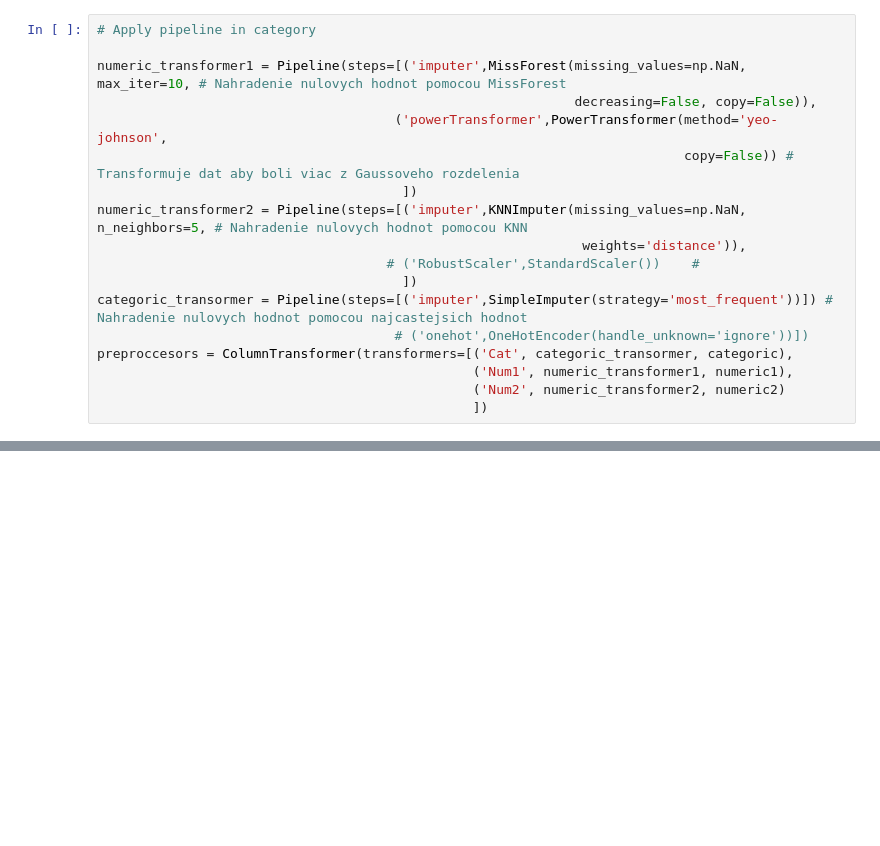
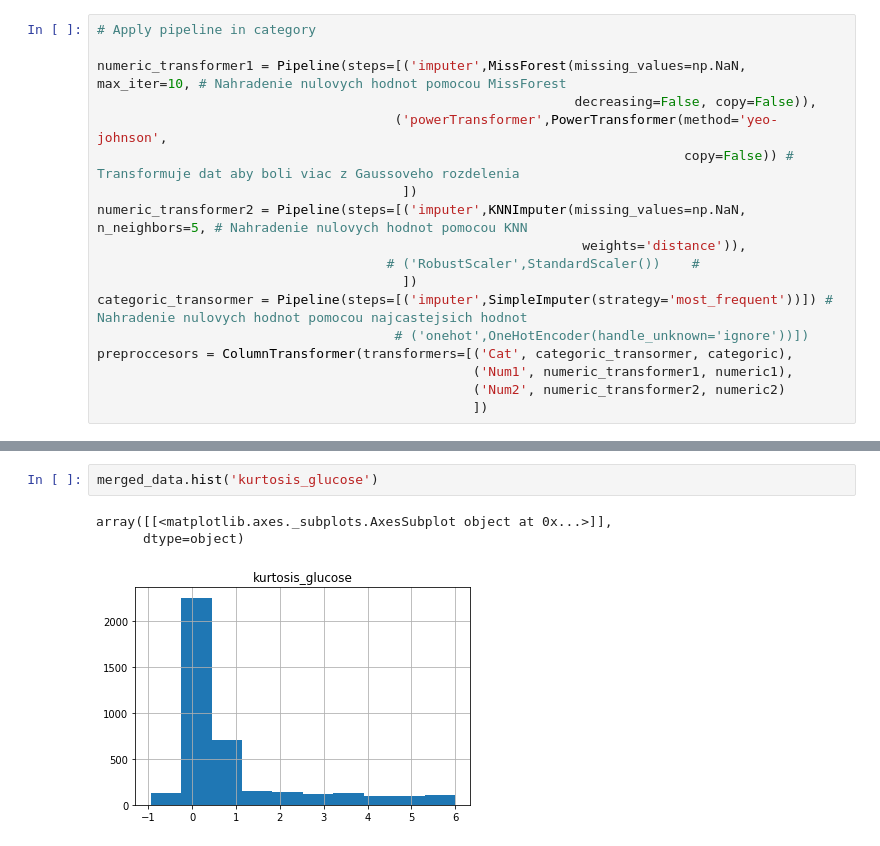
Before and after one commit to MatejHor/IAU_project, a Jupyter notebook: faza2/PipelinePredspracovanie.ipynb, the cells around one changed output, grey strips where cells are left out. Saved outputs shown, nothing was run; the diff lists cells and outputs as text; blank space fills up the shorter version.

```diff
--- a/faza2/PipelinePredspracovanie.ipynb
+++ b/faza2/PipelinePredspracovanie.ipynb
@@ -264,0 +347,6 @@ print(merged_data)
+# %%
+merged_data.hist('kurtosis_glucose')
+# %% [output]
+array([[<matplotlib.axes._subplots.AxesSubplot object at 0x...>]],
+      dtype=object)
+[figure, added]
```
Also changed, not shown: parts of 24 cells of this notebook, 3 other files.
